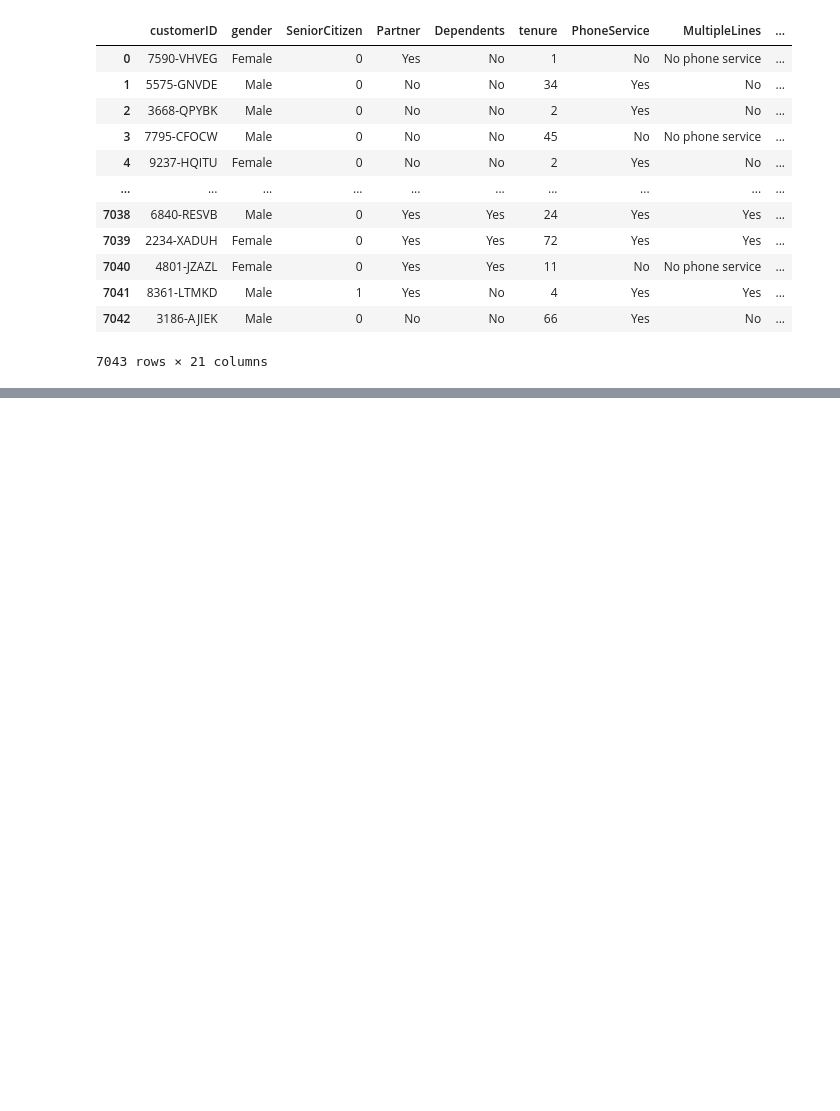
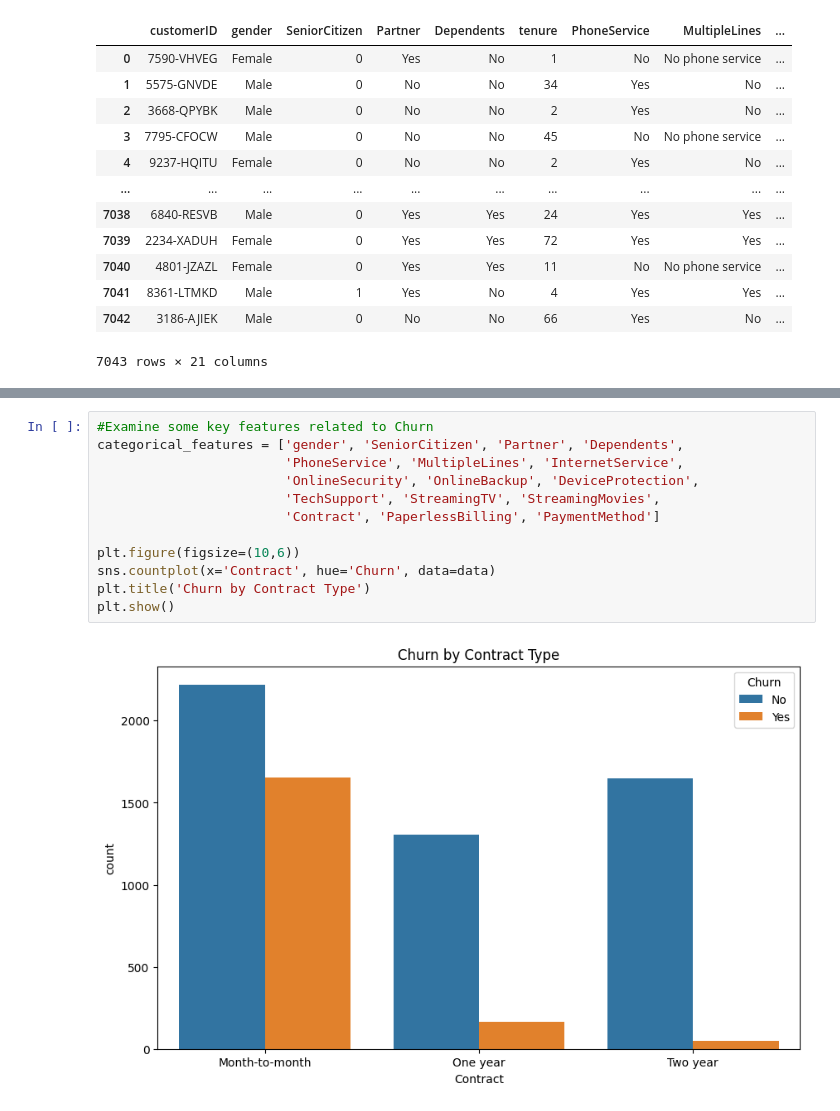
Before and after one commit to sandeepsony/PandasPrep, a Jupyter notebook: TABULAR-Customer.ipynb, the cells around one changed output, grey strips where cells are left out. Cells and saved outputs as stored; diff of their text form; blank space fills up the shorter version.

```diff
--- a/TABULAR-Customer.ipynb
+++ b/TABULAR-Customer.ipynb
@@ -50,0 +96,14 @@ First five rows:    customerID  gender  SeniorCitizen  ... MonthlyCharges TotalC
+# %%
+#Examine some key features related to Churn
+categorical_features = ['gender', 'SeniorCitizen', 'Partner', 'Dependents',
+                        'PhoneService', 'MultipleLines', 'InternetService',
+                        'OnlineSecurity', 'OnlineBackup', 'DeviceProtection',
+                        'TechSupport', 'StreamingTV', 'StreamingMovies',
+                        'Contract', 'PaperlessBilling', 'PaymentMethod']
+
+plt.figure(figsize=(10,6))
+sns.countplot(x='Contract', hue='Churn', data=data)
+plt.title('Churn by Contract Type')
+plt.show()
+# %% [output]
+[figure, added]
```
Also changed, not shown: parts of 19 cells of this notebook.
